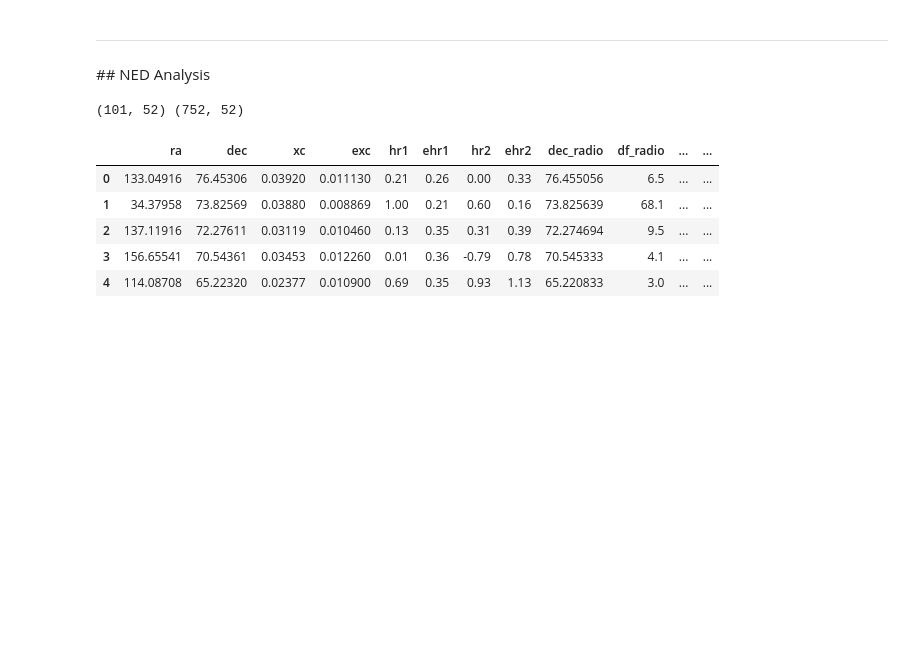
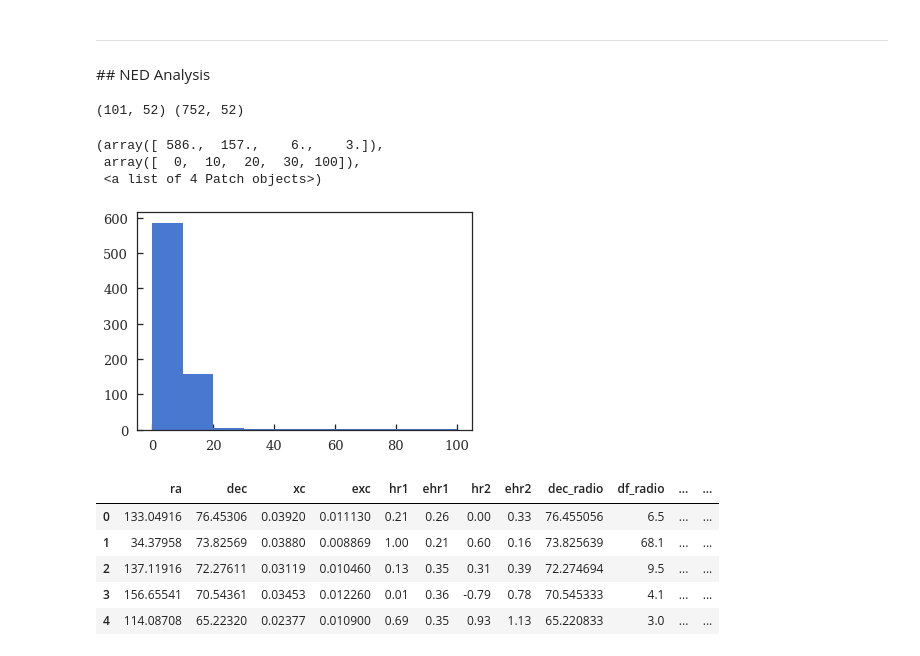
Before and after one commit to leogulus/XRay-Project, a Jupyter notebook: 03_NED analysis & plotting 560 candidates.ipynb, the cells around one changed output. Cells and saved outputs as stored; diff of their text form; code cells hidden in the pictures; blank space fills up the shorter version.

```diff
--- a/03_NED analysis & plotting 560 candidates.ipynb
+++ b/03_NED analysis & plotting 560 candidates.ipynb
@@ -48,6 +48,13 @@ df = pd.read_csv('/Users/taweewat/Documents/xray_project/result/cut-05.csv',\
 print df.loc[0:100].shape, df.shape#.dropna().shape
 # %% [output]
 (101, 52) (752, 52)
+# %%
+plt.hist(np.sqrt(((df['ra']+df['ra_radio'])/2-df['ra_m'])**2+((df['dec']+df['dec_radio'])/2-df['dec_m'])**2)*3600, bins=[0,10,20,30,100])
+# %% [output]
+(array([ 586.,  157.,    6.,    3.]),
+ array([  0,  10,  20,  30, 100]),
+ <a list of 4 Patch objects>)
+[figure, added]
 # %%
 #df.loc[df[df.isnull().any(axis=1)].index[0]]
 # %%
```
Also changed, not shown: parts of 6 cells of this notebook, 12 other files.
